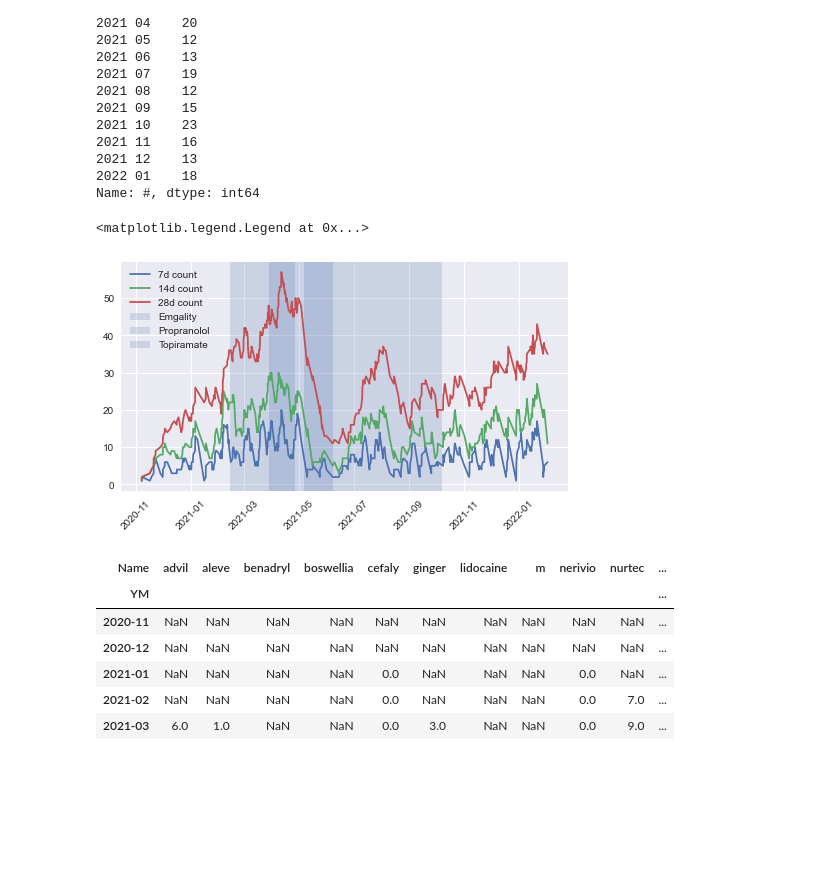
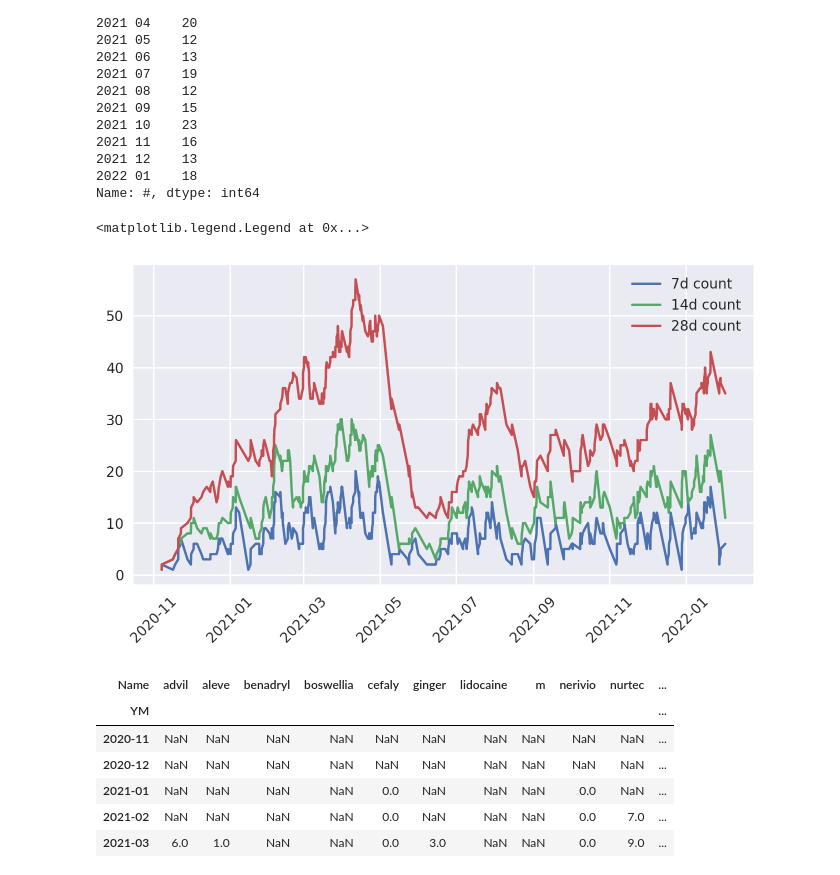
Before and after one commit to vfilby/migrainebuddy-summarizer, a Jupyter notebook: MB_DataExploration2.ipynb, the cells around one changed output. Drawn from its saved outputs; the diff is of its cells as text; code cells hidden in the pictures; blank space fills up the shorter version.

Commit message:
Updated notable period processing, removed graph spans

```diff
--- a/MB_DataExploration2.ipynb
+++ b/MB_DataExploration2.ipynb
@@ -45,11 +51,10 @@ notable_periods
 # %% [markdown]
 Import the MB .csv export to a dataframe and handle some basic data cleaning.
 # %%
-meds = ['ubrelvy', 'riza', 'rizatriptan', 'sumatriptan', 'zofran', 'cefaly', 'nerivio', 'tylenol', 'advil', 'nurtec']
-
 migraines = pd.read_csv(
     "MigraineBuddy_20201104_20220202_1643771347182_53291870.csv",
     converters={ 'Notes': lambda x: x.splitlines() },
+    skiprows=3,
     keep_default_na=False )
 
 # Fix column types
@@ -146,22 +153,19 @@ Name: #, dtype: int64
 # %%
 meds = log[log['Medication'] == True].copy()
 meds2 = meds.set_index('Date')
 meds2 = meds2.sort_index()
 meds2['Occ'] = 1
 
 fig, ax = plt.subplots()
 fig.subplots_adjust(bottom=0.3)
 plt.xticks(rotation=45)
 plt.plot(meds2['Occ'].rolling( '7d', min_periods=1 ).count(), label='7d count')
 plt.plot(meds2['Occ'].rolling( '14d', min_periods=1 ).count(), label='14d count')
 plt.plot(meds2['Occ'].rolling( '28d', min_periods=1 ).count(), label='28d count')
 
-for period in notable_periods:
-    plt.axvspan( period['start'], period['end'], alpha=.2, label=period['label'])
-
 #plt.axvline( pd.Timestamp('2021-11-01'), color='r')
 #plt.hlines( y=10, xmin=pd.Timestamp('2021-08-01'), xmax=pd.Timestamp('2021-11-01') )
 ax.legend()
 # %% [output]
 <matplotlib.legend.Legend at 0x...>
-[figure, old version]
+[figure, new version]
```
Also changed, not shown: parts of 5 cells of this notebook.
